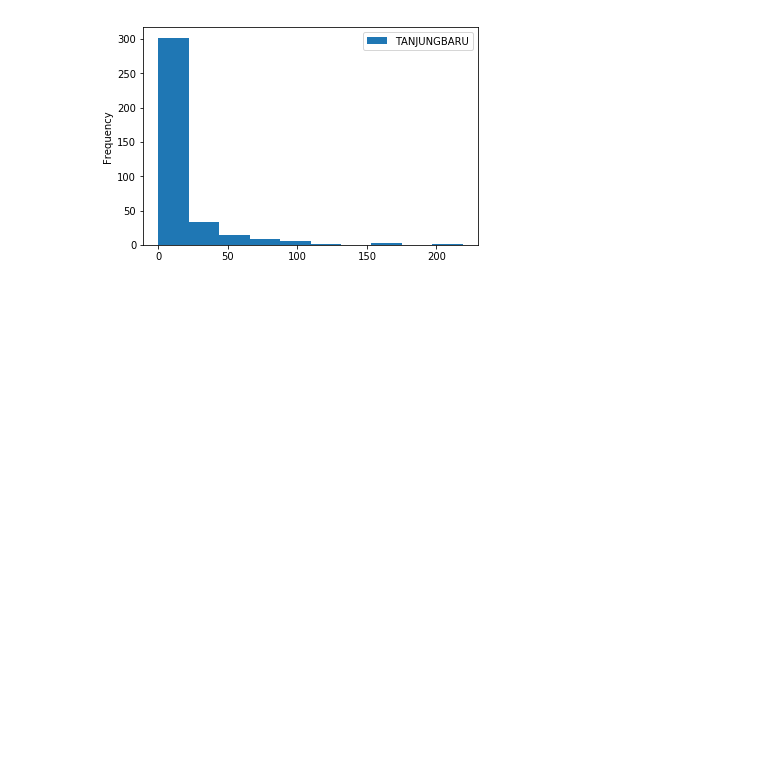
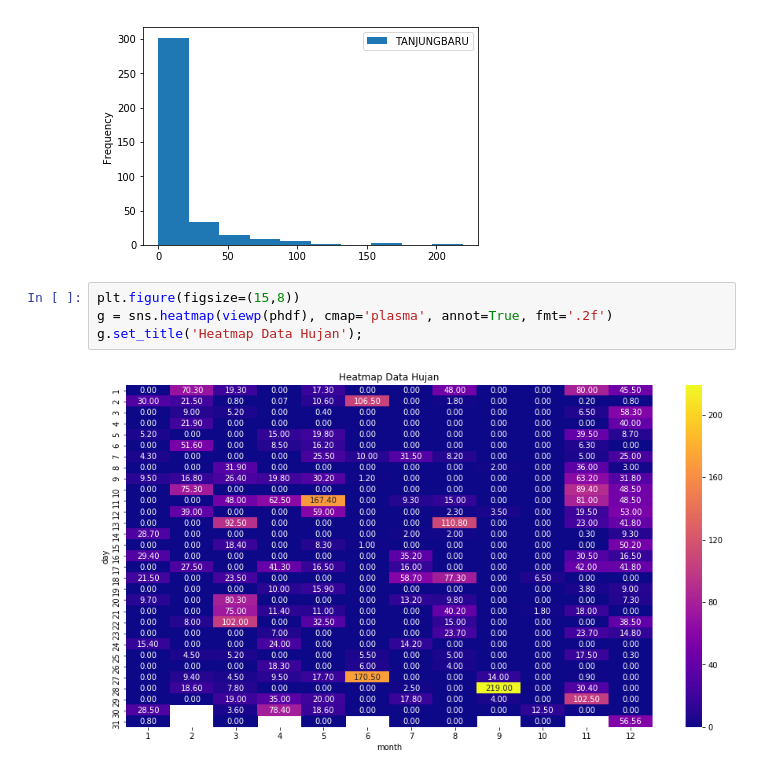
Before and after one commit to hidrokit/hidrokit, a Jupyter notebook: src/Demo Pos Hujan.ipynb, the cells around one changed output. Cells and saved outputs as stored; diff of their text form; blank space fills up the shorter version.

Commit message:
add heatmap sns

```diff
--- a/src/Demo Pos Hujan.ipynb
+++ b/src/Demo Pos Hujan.ipynb
@@ -288,3 +286,9 @@ phdf.plot.hist(bins=10)
 # %% [output]
 <matplotlib.axes._subplots.AxesSubplot at 0x...>
 [figure]
+# %%
+plt.figure(figsize=(15,8))
+g = sns.heatmap(viewp(phdf), cmap='plasma', annot=True, fmt='.2f')
+g.set_title('Heatmap Data Hujan');
+# %% [output]
+[figure, added]
```
Also changed, not shown: parts of 3 cells of this notebook.
